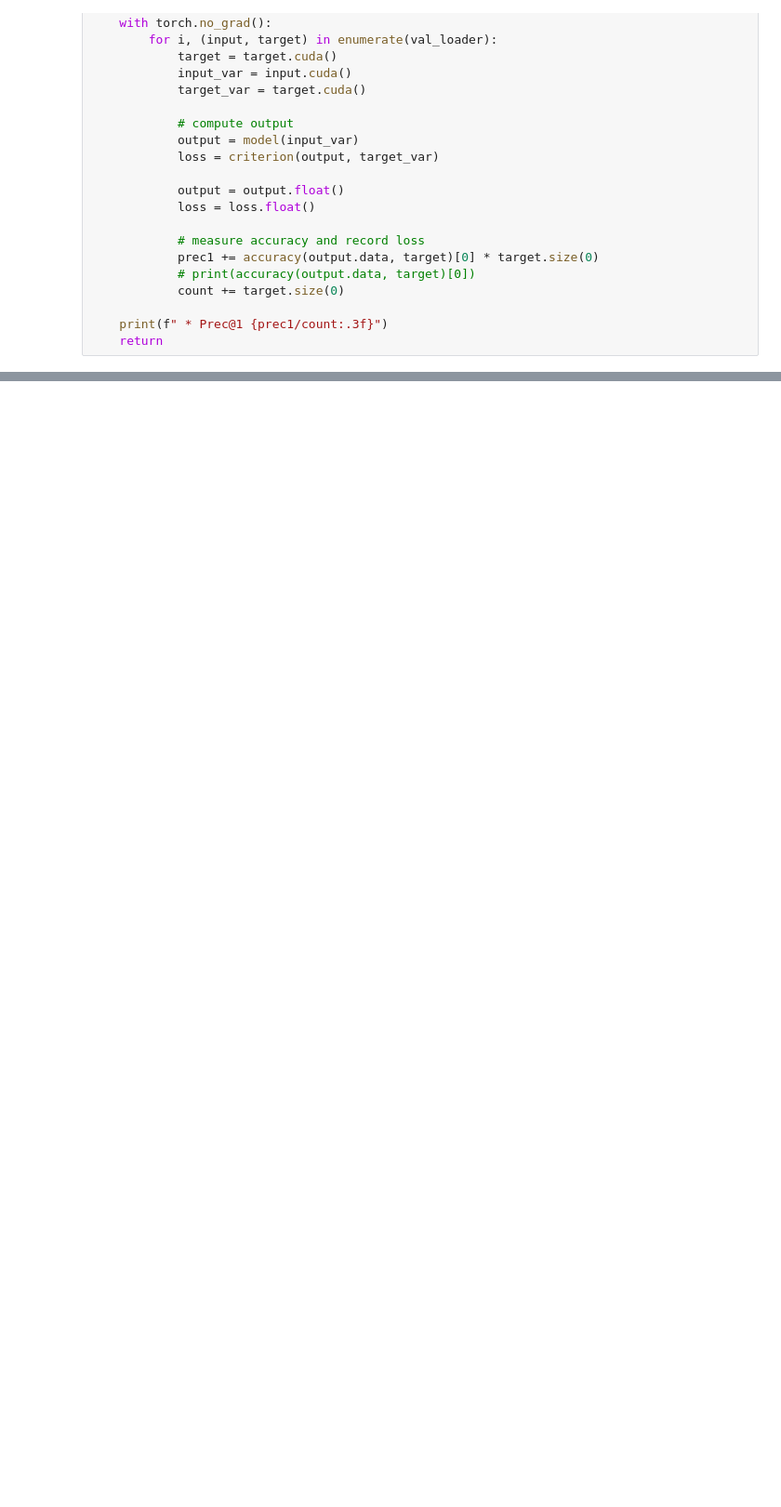
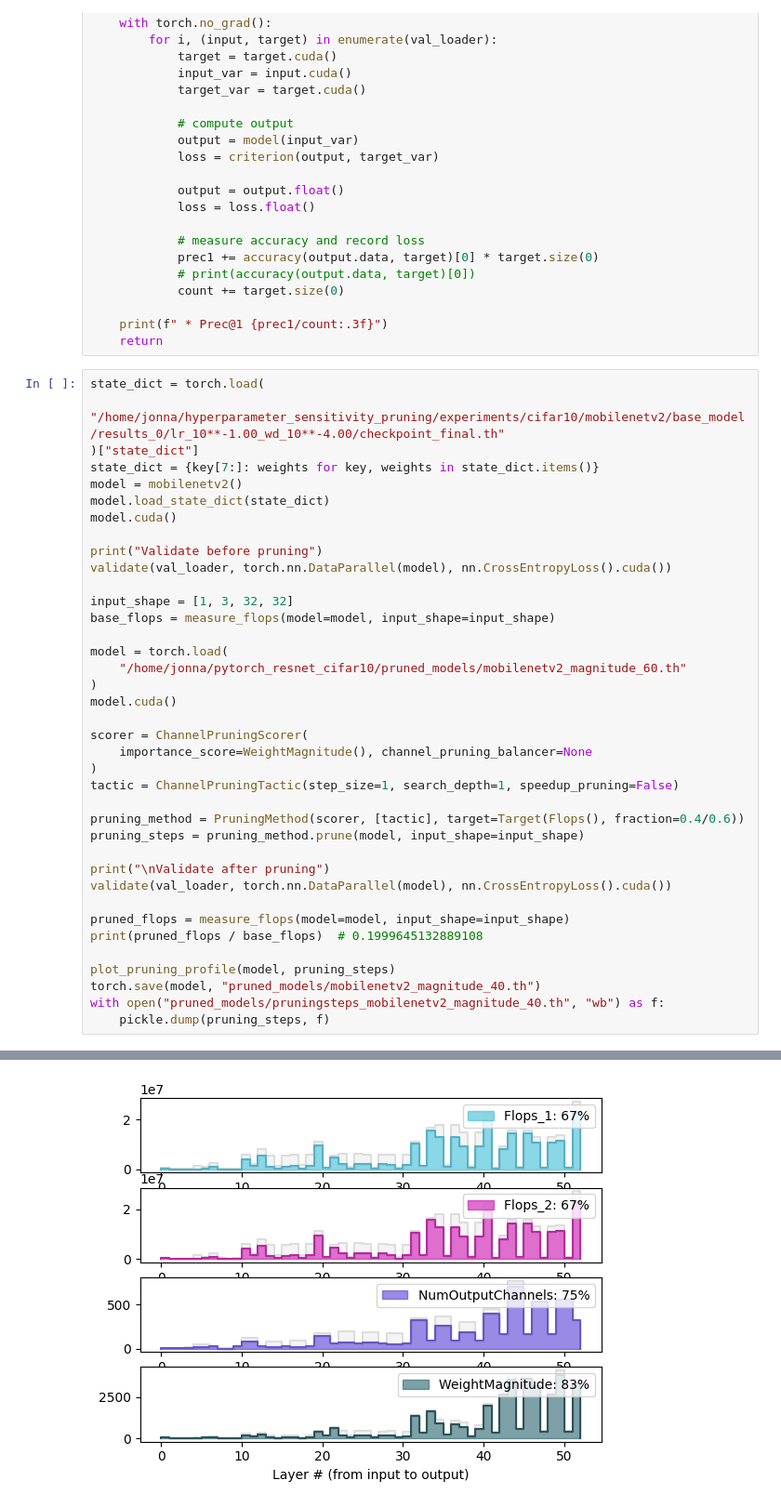
Before and after one commit to JonnaMat/pytorch_resnet_cifar10, a Jupyter notebook: prune_model.ipynb, the cells around one changed output, grey strips where cells are left out. Shown: that part at 93% size. Drawn from its saved outputs; the diff is of its cells as text; blank space fills up the shorter version.

Commit message:
mobilenet pruning

```diff
--- a/prune_model.ipynb
+++ b/prune_model.ipynb
@@ -86,3 +86,42 @@ def validate(val_loader, model, criterion):
 
     print(f" * Prec@1 {prec1/count:.3f}")
     return
+# %%
+state_dict = torch.load(
+    "/home/jonna/hyperparameter_sensitivity_pruning/experiments/cifar10/mobilenetv2/base_model/results_0/lr_10**-1.00_wd_10**-4.00/checkpoint_final.th"
+)["state_dict"]
+state_dict = {key[7:]: weights for key, weights in state_dict.items()}
+model = mobilenetv2()
+model.load_state_dict(state_dict)
+model.cuda()
+
+print("Validate before pruning")
+validate(val_loader, torch.nn.DataParallel(model), nn.CrossEntropyLoss().cuda())
+
+input_shape = [1, 3, 32, 32]
+base_flops = measure_flops(model=model, input_shape=input_shape)
+
+model = torch.load(
+    "/home/jonna/pytorch_resnet_cifar10/pruned_models/mobilenetv2_magnitude_60.th"
+)
+model.cuda()
+
+scorer = ChannelPruningScorer(
+    importance_score=WeightMagnitude(), channel_pruning_balancer=None
+)
+tactic = ChannelPruningTactic(step_size=1, search_depth=1, speedup_pruning=False)
+
+pruning_method = PruningMethod(scorer, [tactic], target=Target(Flops(), fraction=0.4/0.6))
+pruning_steps = pruning_method.prune(model, input_shape=input_shape)
+
+print("\nValidate after pruning")
+validate(val_loader, torch.nn.DataParallel(model), nn.CrossEntropyLoss().cuda())
+
+pruned_flops = measure_flops(model=model, input_shape=input_shape)
+print(pruned_flops / base_flops)  # 0.1999645132889108
+
+plot_pruning_profile(model, pruning_steps)
+torch.save(model, "pruned_models/mobilenetv2_magnitude_40.th")
+with open("pruned_models/pruningsteps_mobilenetv2_magnitude_40.th", "wb") as f:
+    pickle.dump(pruning_steps, f)
+# %% [output]
@@ -88,0 +143 @@ def validate(val_loader, model, criterion):
+[figure, added]
```
Also changed, not shown: parts of 1 cell of this notebook, 8 other files.
